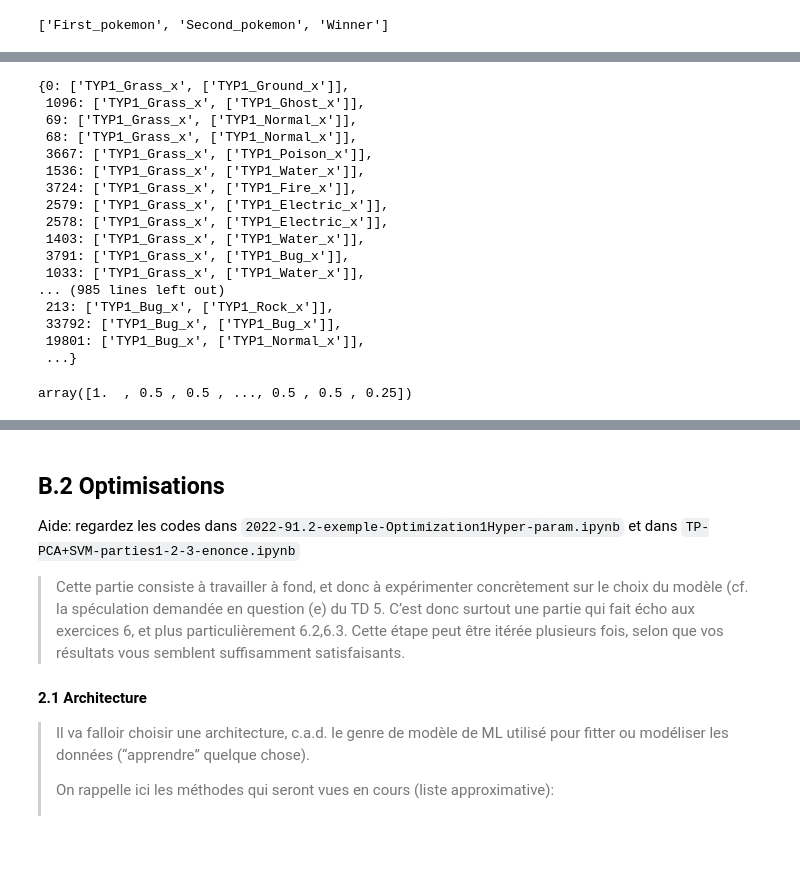
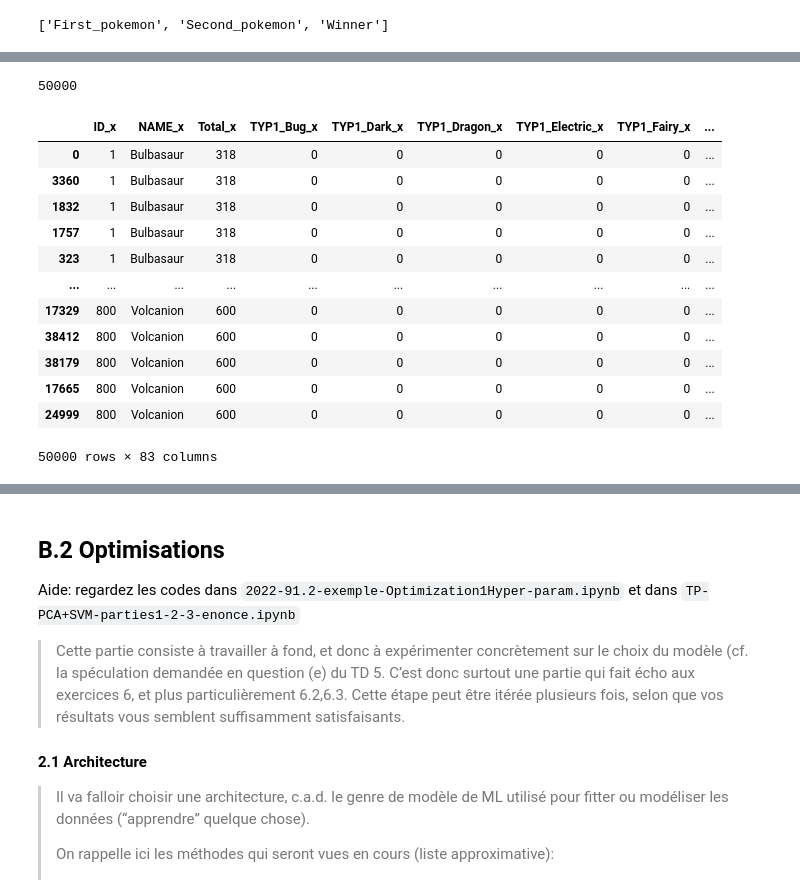
Before and after one commit to ThomasLEBRET/IAS-combatPokemon, a Jupyter notebook: BOUSSOUARFeriel_CORVESTAlex_LEBRETThoams_MANSOURIMarc/projetFinal.ipynb, the cells around one changed output, grey strips where cells are left out. Drawn from its saved outputs; the diff is of its cells as text; code cells hidden in the pictures; blank space fills up the shorter version.

```diff
--- a/BOUSSOUARFeriel_CORVESTAlex_LEBRETThoams_MANSOURIMarc/projetFinal.ipynb
+++ b/BOUSSOUARFeriel_CORVESTAlex_LEBRETThoams_MANSOURIMarc/projetFinal.ipynb
@@ -581,25 +564,9 @@ def parcoursTypes():
 
 T1Dico, T2Dico = parcoursTypes()
 # %%
-T1Dico
+len(T1Dico)
 # %% [output]
-{0: ['TYP1_Grass_x', ['TYP1_Ground_x']],
- 1096: ['TYP1_Grass_x', ['TYP1_Ghost_x']],
- 69: ['TYP1_Grass_x', ['TYP1_Normal_x']],
- 68: ['TYP1_Grass_x', ['TYP1_Normal_x']],
- 3667: ['TYP1_Grass_x', ['TYP1_Poison_x']],
- 1536: ['TYP1_Grass_x', ['TYP1_Water_x']],
- 3724: ['TYP1_Grass_x', ['TYP1_Fire_x']],
- 2579: ['TYP1_Grass_x', ['TYP1_Electric_x']],
- 2578: ['TYP1_Grass_x', ['TYP1_Electric_x']],
- 1403: ['TYP1_Grass_x', ['TYP1_Water_x']],
- 3791: ['TYP1_Grass_x', ['TYP1_Bug_x']],
- 1033: ['TYP1_Grass_x', ['TYP1_Water_x']],
-... (985 lines left out)
- 213: ['TYP1_Bug_x', ['TYP1_Rock_x']],
- 33792: ['TYP1_Bug_x', ['TYP1_Bug_x']],
- 19801: ['TYP1_Bug_x', ['TYP1_Normal_x']],
- ...}
+50000
 # %%
 def COEFF1(TDico):
 
@@ -644,7 +611,7 @@ def COEFF1(TDico):
                                'TYP1_NA_x': []}
 
 
-    coeffTX = [1] * 50127
+    coeffTX = [1] * 50000
     i = 0
     for key, val in TDico.items():
         Tx = val[0]
@@ -705,7 +672,7 @@ def COEFF2(TDico):
                        'TYP2_Fairy_x': ['TYP2_Fighting_x', 'TYP2_Dragon_x', 'TYP2_Dark_x'],
                        'TYP2_NA_x': []}
 
-        coeffTY = [1] * 50127
+        coeffTY = [1] * 50000
         i = 0
         for key, val in TDico.items():
             Tx = val[0]
@@ -723,12 +690,25 @@ def COEFF2(TDico):
 
             i = i + 1
         return coeffTY
-# %% [output]
-array([1.  , 0.5 , 0.5 , ..., 0.5 , 0.5 , 0.25])
 # %%
 coeffGlobal = np.multiply(COEFF1(T1Dico),COEFF2(T2Dico))
 
 X['CoeffGlobal'] = coeffGlobal.tolist()
+X
+# %% [output]
+|  | ID_x | NAME_x | Total_x | TYP1_Bug_x | TYP1_Dark_x | TYP1_Dragon_x | TYP1_Electric_x | TYP1_Fairy_x | ... |
+| 0 | 1 | Bulbasaur | 318 | 0 | 0 | 0 | 0 | 0 | ... |
+| 3360 | 1 | Bulbasaur | 318 | 0 | 0 | 0 | 0 | 0 | ... |
+| 1832 | 1 | Bulbasaur | 318 | 0 | 0 | 0 | 0 | 0 | ... |
+| 1757 | 1 | Bulbasaur | 318 | 0 | 0 | 0 | 0 | 0 | ... |
+| 323 | 1 | Bulbasaur | 318 | 0 | 0 | 0 | 0 | 0 | ... |
+| ... | ... | ... | ... | ... | ... | ... | ... | ... | ... |
+| 17329 | 800 | Volcanion | 600 | 0 | 0 | 0 | 0 | 0 | ... |
+| 38412 | 800 | Volcanion | 600 | 0 | 0 | 0 | 0 | 0 | ... |
+| 38179 | 800 | Volcanion | 600 | 0 | 0 | 0 | 0 | 0 | ... |
+| 17665 | 800 | Volcanion | 600 | 0 | 0 | 0 | 0 | 0 | ... |
+| 24999 | 800 | Volcanion | 600 | 0 | 0 | 0 | 0 | 0 | ... |
+50000 rows × 83 columns
 # %%
 pokemonX = X.filter(regex="_x")
 pokemonY = X.filter(regex="_y")
```
Also changed, not shown: parts of 9 cells of this notebook.
